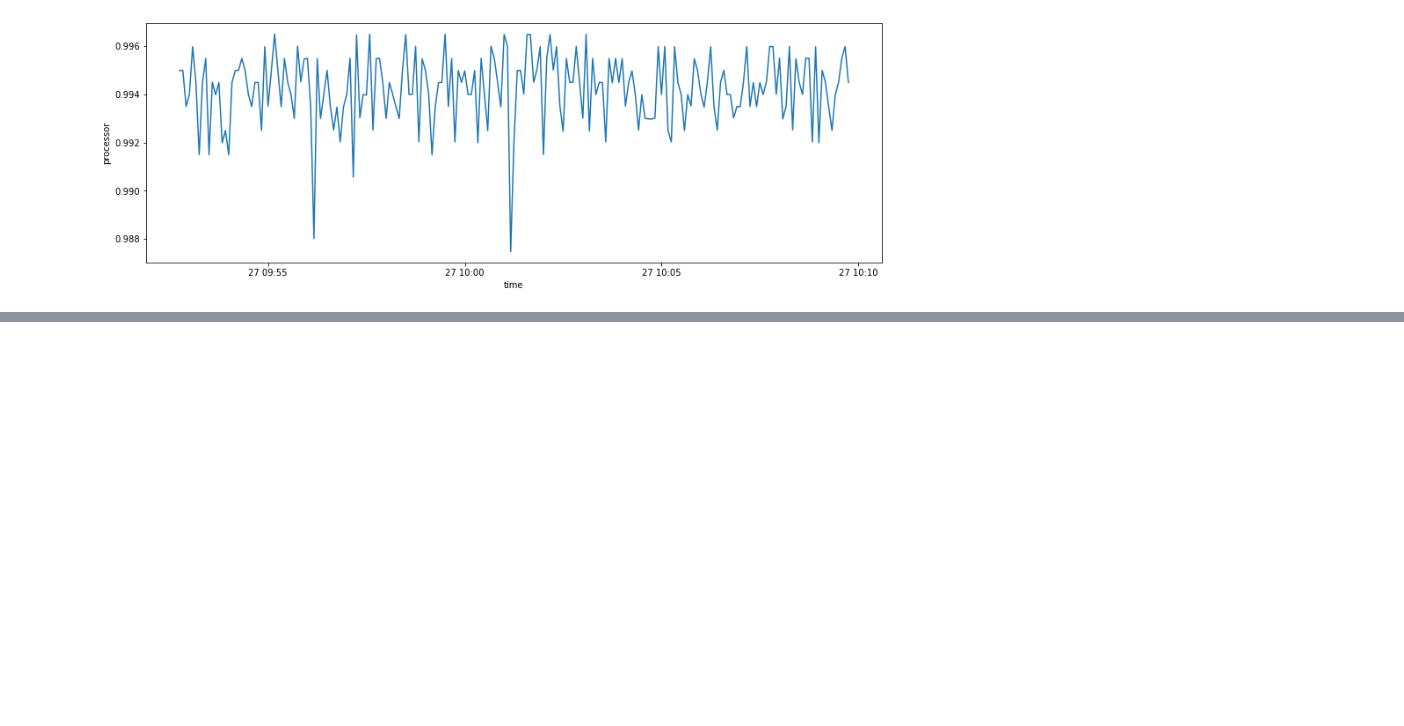
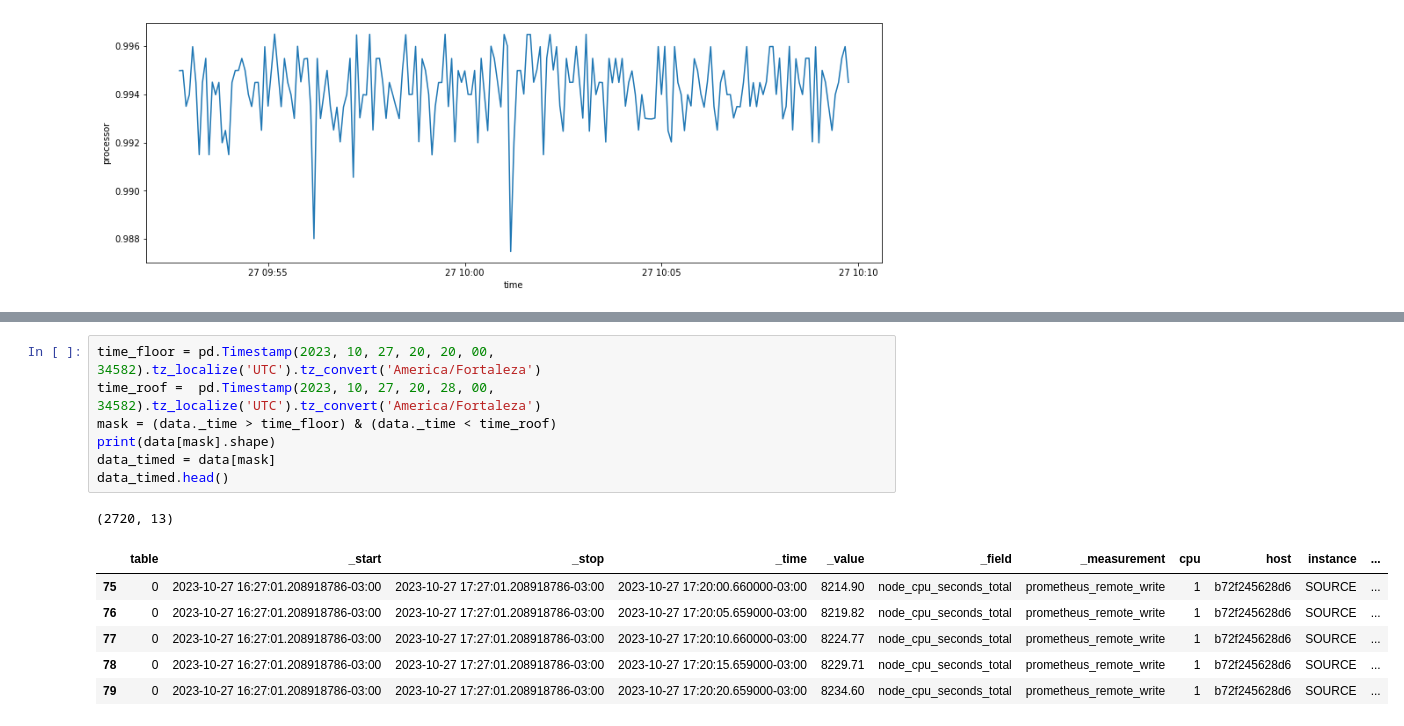
Before and after one commit to bombermal/TCC, a Jupyter notebook: Monitoring_VM/Retrieve/main.ipynb, the cells around one changed output, grey strips where cells are left out. Drawn from its saved outputs; the diff is of its cells as text; blank space fills up the shorter version.

```diff
--- a/Monitoring_VM/Retrieve/main.ipynb
+++ b/Monitoring_VM/Retrieve/main.ipynb
@@ -234,0 +252,15 @@ plt.show()
+# %%
+time_floor = pd.Timestamp(2023, 10, 27, 20, 20, 00, 34582).tz_localize('UTC').tz_convert('America/Fortaleza')
+time_roof =  pd.Timestamp(2023, 10, 27, 20, 28, 00, 34582).tz_localize('UTC').tz_convert('America/Fortaleza')
+mask = (data._time > time_floor) & (data._time < time_roof)
+print(data[mask].shape)
+data_timed = data[mask]
+data_timed.head()
+# %% [output]
+(2720, 13)
+|  | table | _start | _stop | _time | _value | _field | _measurement | cpu | host | instance | ... |
+| 75 | 0 | 2023-10-27 16:27:01.208918786-03:00 | 2023-10-27 17:27:01.208918786-03:00 | 2023-10-27 17:20:00.660000-03:00 | 8214.90 | node_cpu_seconds_total | prometheus_remote_write | 1 | b72f245628d6 | SOURCE | ... |
+| 76 | 0 | 2023-10-27 16:27:01.208918786-03:00 | 2023-10-27 17:27:01.208918786-03:00 | 2023-10-27 17:20:05.659000-03:00 | 8219.82 | node_cpu_seconds_total | prometheus_remote_write | 1 | b72f245628d6 | SOURCE | ... |
+| 77 | 0 | 2023-10-27 16:27:01.208918786-03:00 | 2023-10-27 17:27:01.208918786-03:00 | 2023-10-27 17:20:10.660000-03:00 | 8224.77 | node_cpu_seconds_total | prometheus_remote_write | 1 | b72f245628d6 | SOURCE | ... |
+| 78 | 0 | 2023-10-27 16:27:01.208918786-03:00 | 2023-10-27 17:27:01.208918786-03:00 | 2023-10-27 17:20:15.659000-03:00 | 8229.71 | node_cpu_seconds_total | prometheus_remote_write | 1 | b72f245628d6 | SOURCE | ... |
+| 79 | 0 | 2023-10-27 16:27:01.208918786-03:00 | 2023-10-27 17:27:01.208918786-03:00 | 2023-10-27 17:20:20.659000-03:00 | 8234.60 | node_cpu_seconds_total | prometheus_remote_write | 1 | b72f245628d6 | SOURCE | ... |
```
Also changed, not shown: parts of 5 cells of this notebook, 7 other files.
